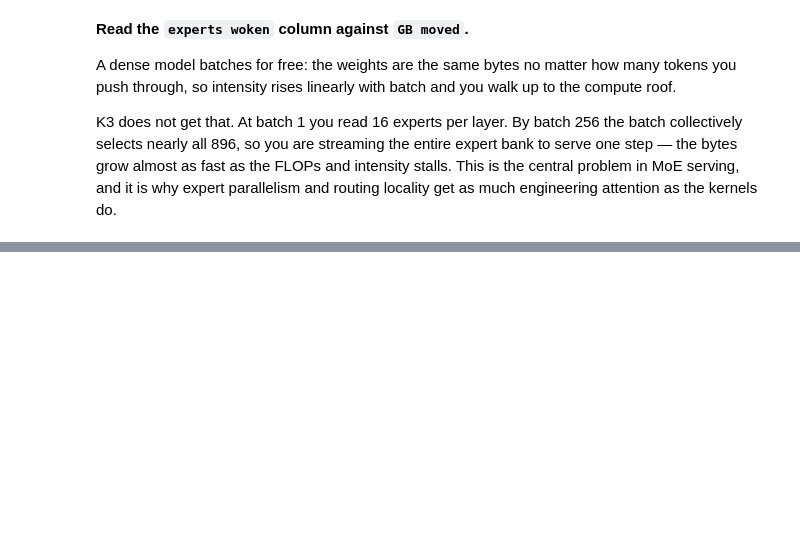
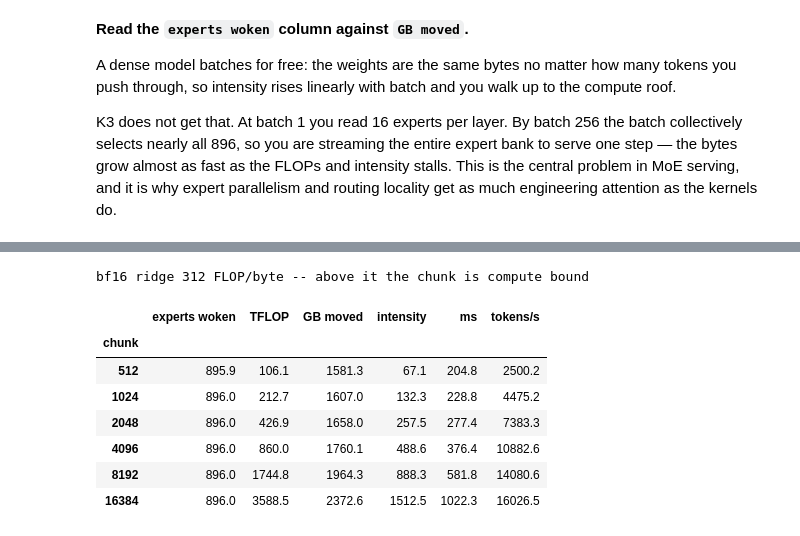
Before and after one commit to dougUCN/kimik3-exercise, a Jupyter notebook: roofline.ipynb, the cells around one changed output, grey strips where cells are left out. Saved outputs shown, nothing was run; the diff lists cells and outputs as text; code cells hidden in the pictures; blank space fills up the shorter version.

```diff
--- a/roofline.ipynb
+++ b/roofline.ipynb
@@ -616,0 +708,25 @@ do.
+# %%
+rows = []
+for ch in [512, 1024, 2048, 4096, 8192, 16384]:
+    p = build_ops_prefill(cfg, chunk=ch, prior=0, hw=hw)
+    rows.append({"chunk": ch,
+                 "experts woken": experts_touched(cfg.n_routed, cfg.n_active_routed, ch),
+                 "TFLOP": p.flops.sum() / 1e12,
+                 "GB moved": p.bytes.sum() / 1e9,
+                 "intensity": p.flops.sum() / p.bytes.sum(),
+                 "ms": p.t.sum() * 1e3,
+                 "tokens/s": ch / p.t.sum()})
+
+sweep = pd.DataFrame(rows).set_index("chunk")
+print(f"bf16 ridge {hw.balance['bf16']:.0f} FLOP/byte -- above it the chunk is compute bound\n")
+sweep.round(1)
+# %% [output]
+bf16 ridge 312 FLOP/byte -- above it the chunk is compute bound
+|  | experts woken | TFLOP | GB moved | intensity | ms | tokens/s |
+| chunk |  |  |  |  |  |  |
+| 512 | 895.9 | 106.1 | 1581.3 | 67.1 | 204.8 | 2500.2 |
+| 1024 | 896.0 | 212.7 | 1607.0 | 132.3 | 228.8 | 4475.2 |
+| 2048 | 896.0 | 426.9 | 1658.0 | 257.5 | 277.4 | 7383.3 |
+| 4096 | 896.0 | 860.0 | 1760.1 | 488.6 | 376.4 | 10882.6 |
+| 8192 | 896.0 | 1744.8 | 1964.3 | 888.3 | 581.8 | 14080.6 |
+| 16384 | 896.0 | 3588.5 | 2372.6 | 1512.5 | 1022.3 | 16026.5 |
```
Also changed, not shown: parts of 7 cells of this notebook, 1 other file.
